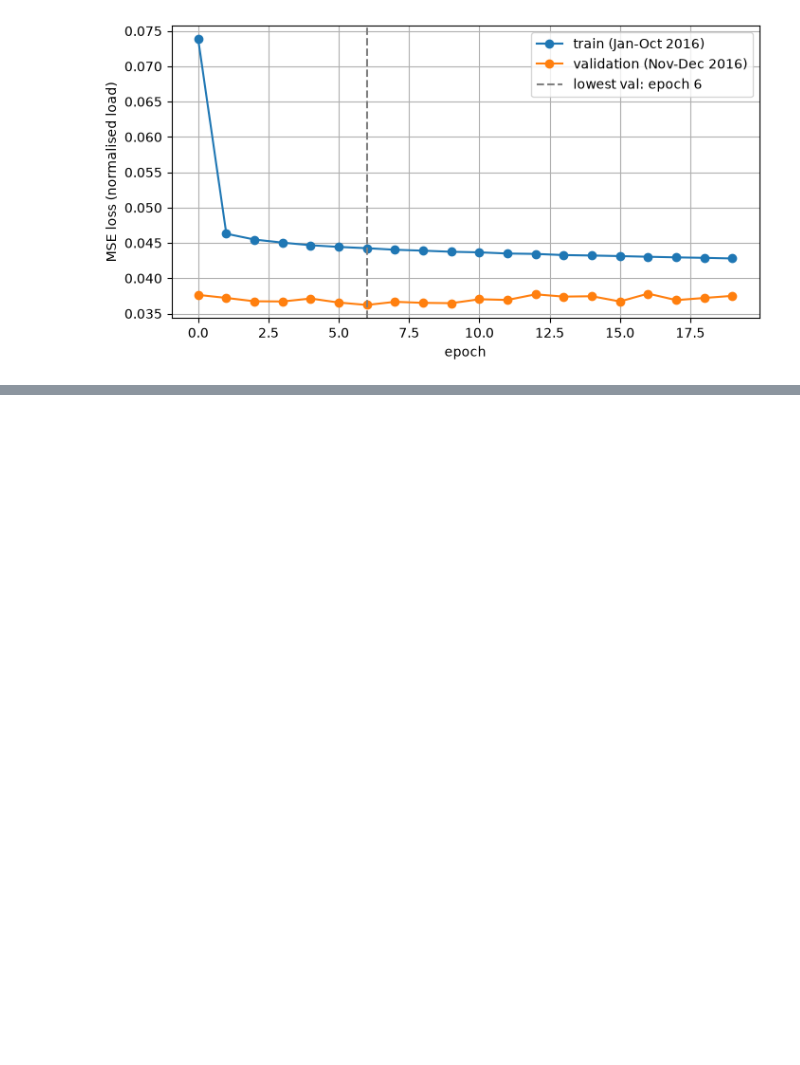
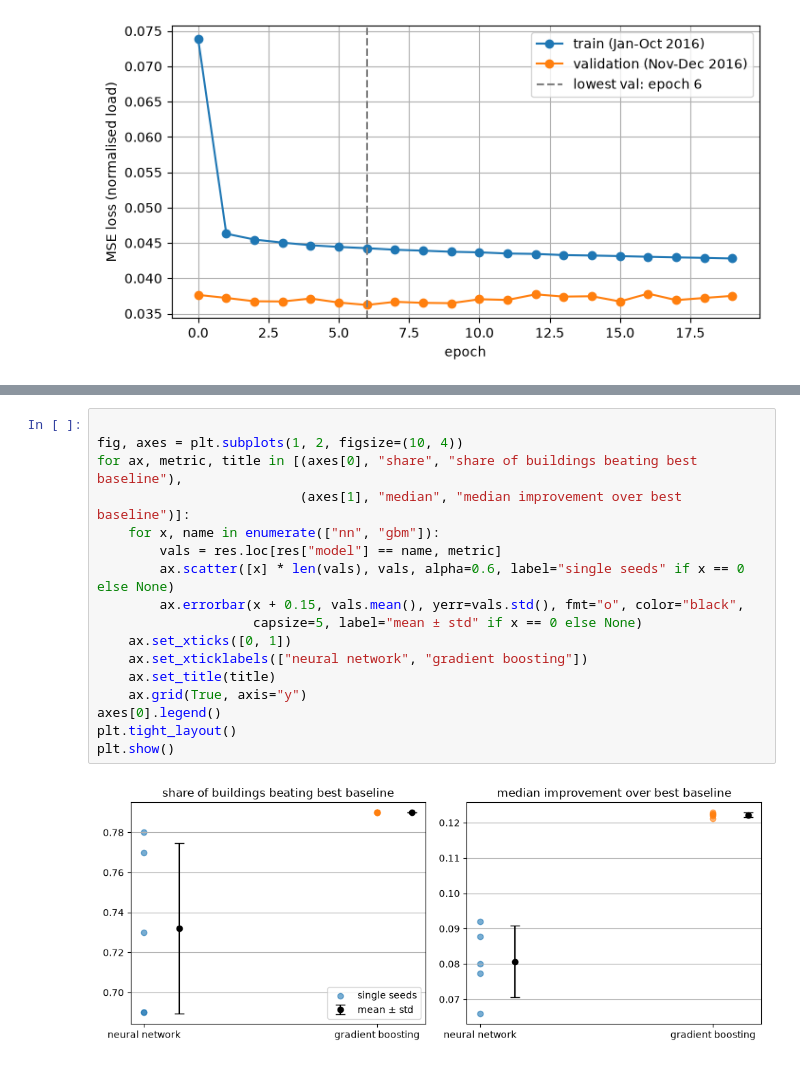
Before and after one commit to sevilkhojasteh/building-energy-trust, a Jupyter notebook: notebooks/02_first_model.ipynb, the cells around one changed output, grey strips where cells are left out. Saved outputs shown, nothing was run; the diff lists cells and outputs as text; blank space fills up the shorter version.

```diff
--- a/notebooks/02_first_model.ipynb
+++ b/notebooks/02_first_model.ipynb
@@ -492,0 +560,19 @@ epoch 19 train 0.0428 val 0.0375
+# %%
+
+fig, axes = plt.subplots(1, 2, figsize=(10, 4))
+for ax, metric, title in [(axes[0], "share", "share of buildings beating best baseline"),
+                          (axes[1], "median", "median improvement over best baseline")]:
+    for x, name in enumerate(["nn", "gbm"]):
+        vals = res.loc[res["model"] == name, metric]
+        ax.scatter([x] * len(vals), vals, alpha=0.6, label="single seeds" if x == 0 else None)
+        ax.errorbar(x + 0.15, vals.mean(), yerr=vals.std(), fmt="o", color="black",
+                    capsize=5, label="mean ± std" if x == 0 else None)
+    ax.set_xticks([0, 1])
+    ax.set_xticklabels(["neural network", "gradient boosting"])
+    ax.set_title(title)
+    ax.grid(True, axis="y")
+axes[0].legend()
+plt.tight_layout()
+plt.show()
+# %% [output]
+[figure, added]
```
Also changed, not shown: parts of 1 cell of this notebook, 1 other file.
